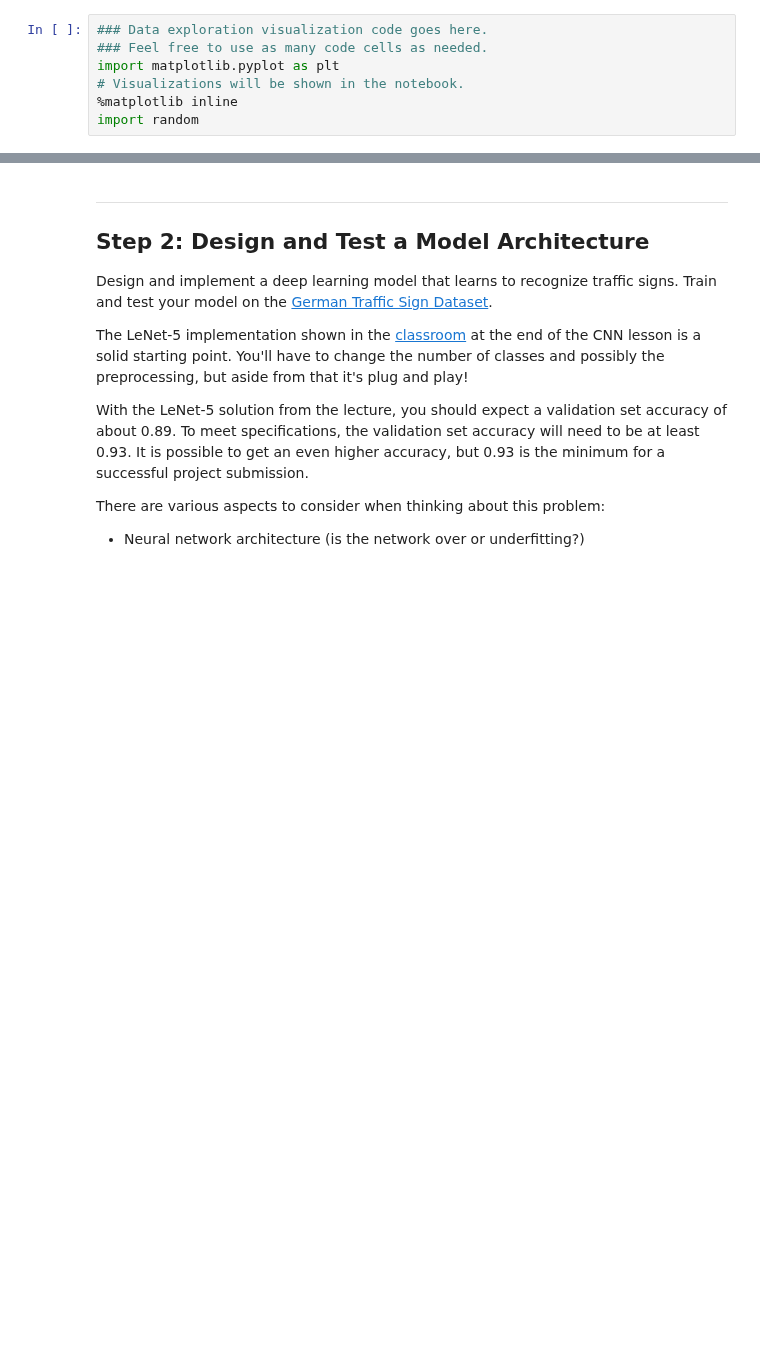
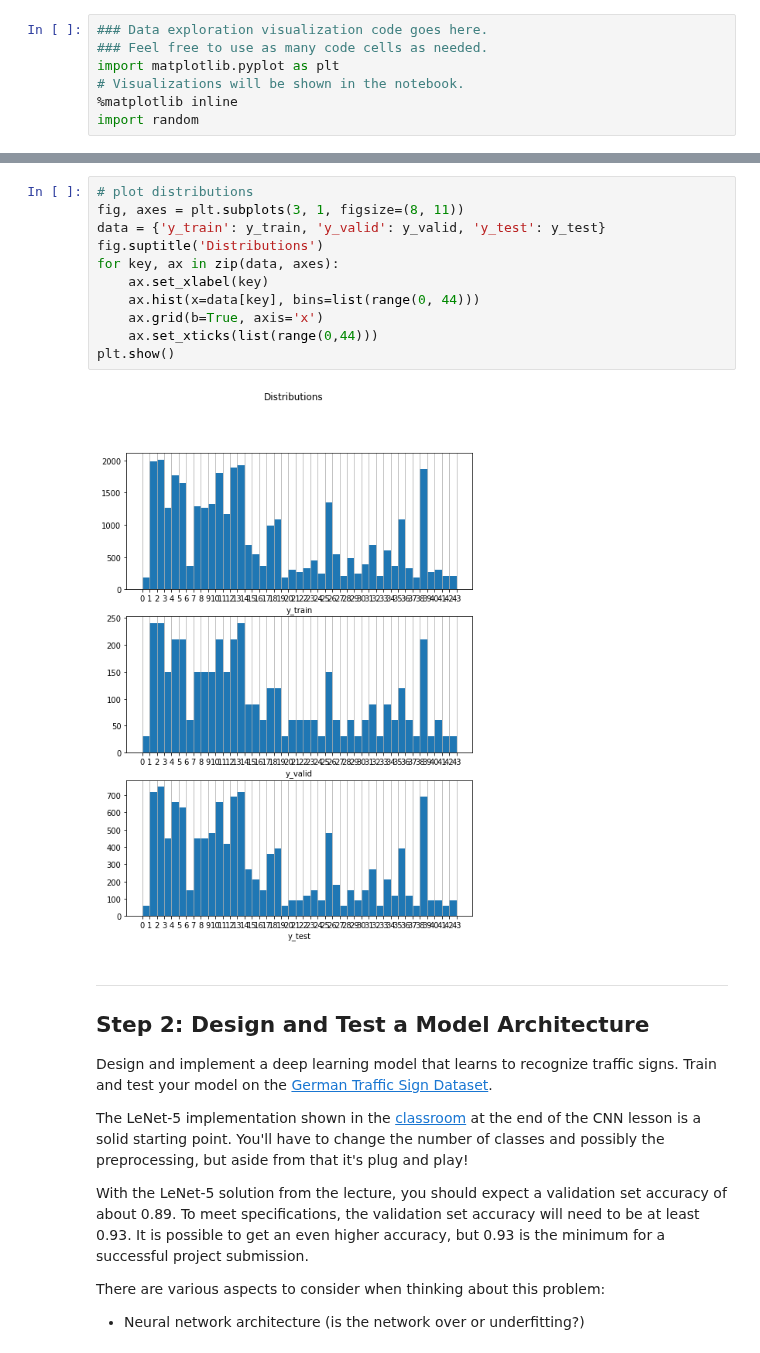
Before and after one commit to sandyleo26/CarND-Traffic-Sign-Classifier-Project, a Jupyter notebook: Traffic_Sign_Classifier.ipynb, the cells around one changed output, grey strips where cells are left out. Saved outputs shown, nothing was run; the diff lists cells and outputs as text; blank space fills up the shorter version.

```diff
--- a/Traffic_Sign_Classifier.ipynb
+++ b/Traffic_Sign_Classifier.ipynb
@@ -127,3 +133,16 @@ plt.show()
+# %%
+# plot distributions
+fig, axes = plt.subplots(3, 1, figsize=(8, 11))
+data = {'y_train': y_train, 'y_valid': y_valid, 'y_test': y_test}
+fig.suptitle('Distributions')
+for key, ax in zip(data, axes):
+    ax.set_xlabel(key)
+    ax.hist(x=data[key], bins=list(range(0, 44)))
+    ax.grid(b=True, axis='x')
+    ax.set_xticks(list(range(0,44)))
+plt.show()
+# %% [output]
+[figure, added]
 # %% [markdown]
 ----
 
```
Also changed, not shown: parts of 22 cells of this notebook.
